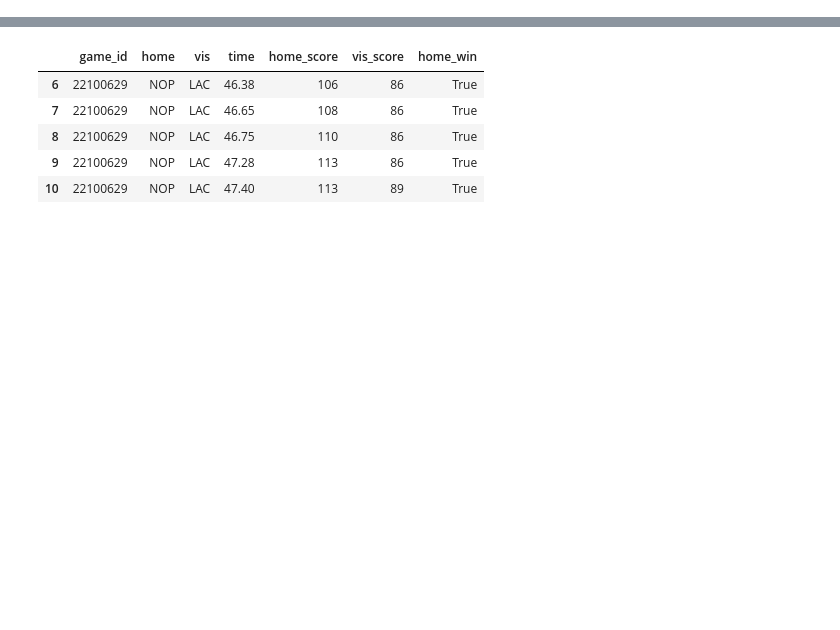
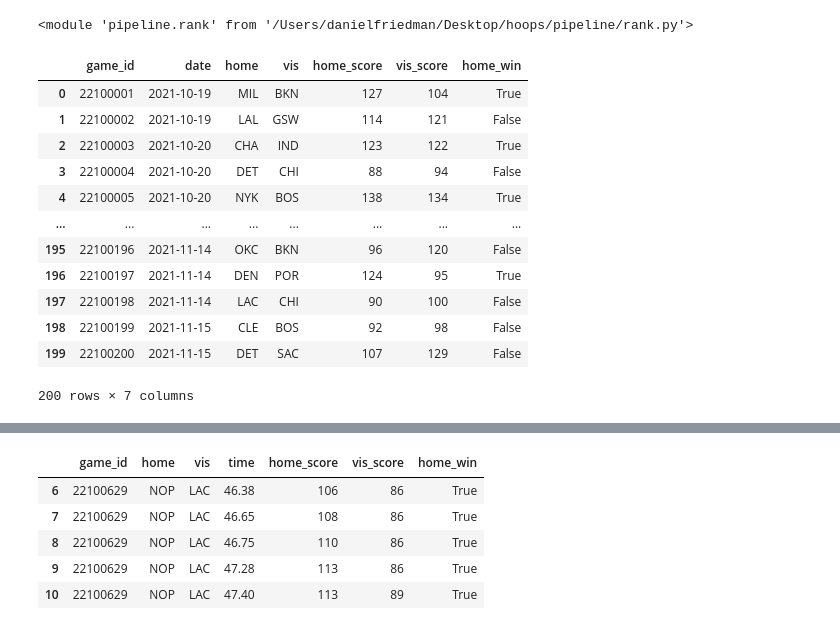
Before and after one commit to dafriedman97/hoops, a Jupyter notebook: model.ipynb, the cells around one changed output, grey strips where cells are left out. Cells and saved outputs as stored; diff of their text form; code cells hidden in the pictures; blank space fills up the shorter version.

```diff
--- a/model.ipynb
+++ b/model.ipynb
@@ -0,0 +1,4 @@
+# %%
+importlib.reload(rank)
+# %% [output]
+<module 'pipeline.rank' from '/Users/danielfriedman/Desktop/hoops/pipeline/rank.py'>
@@ -0,0 +7,16 @@
+# %%
+games.iloc[:200]
+# %% [output]
+|  | game_id | date | home | vis | home_score | vis_score | home_win |
+| 0 | 22100001 | 2021-10-19 | MIL | BKN | 127 | 104 | True |
+| 1 | 22100002 | 2021-10-19 | LAL | GSW | 114 | 121 | False |
+| 2 | 22100003 | 2021-10-20 | CHA | IND | 123 | 122 | True |
+| 3 | 22100004 | 2021-10-20 | DET | CHI | 88 | 94 | False |
+| 4 | 22100005 | 2021-10-20 | NYK | BOS | 138 | 134 | True |
+| ... | ... | ... | ... | ... | ... | ... | ... |
+| 195 | 22100196 | 2021-11-14 | OKC | BKN | 96 | 120 | False |
+| 196 | 22100197 | 2021-11-14 | DEN | POR | 124 | 95 | True |
+| 197 | 22100198 | 2021-11-14 | LAC | CHI | 90 | 100 | False |
+| 198 | 22100199 | 2021-11-15 | CLE | BOS | 92 | 98 | False |
+| 199 | 22100200 | 2021-11-15 | DET | SAC | 107 | 129 | False |
+200 rows × 7 columns
```
Also changed, not shown: parts of 29 cells of this notebook, 26 other files.
